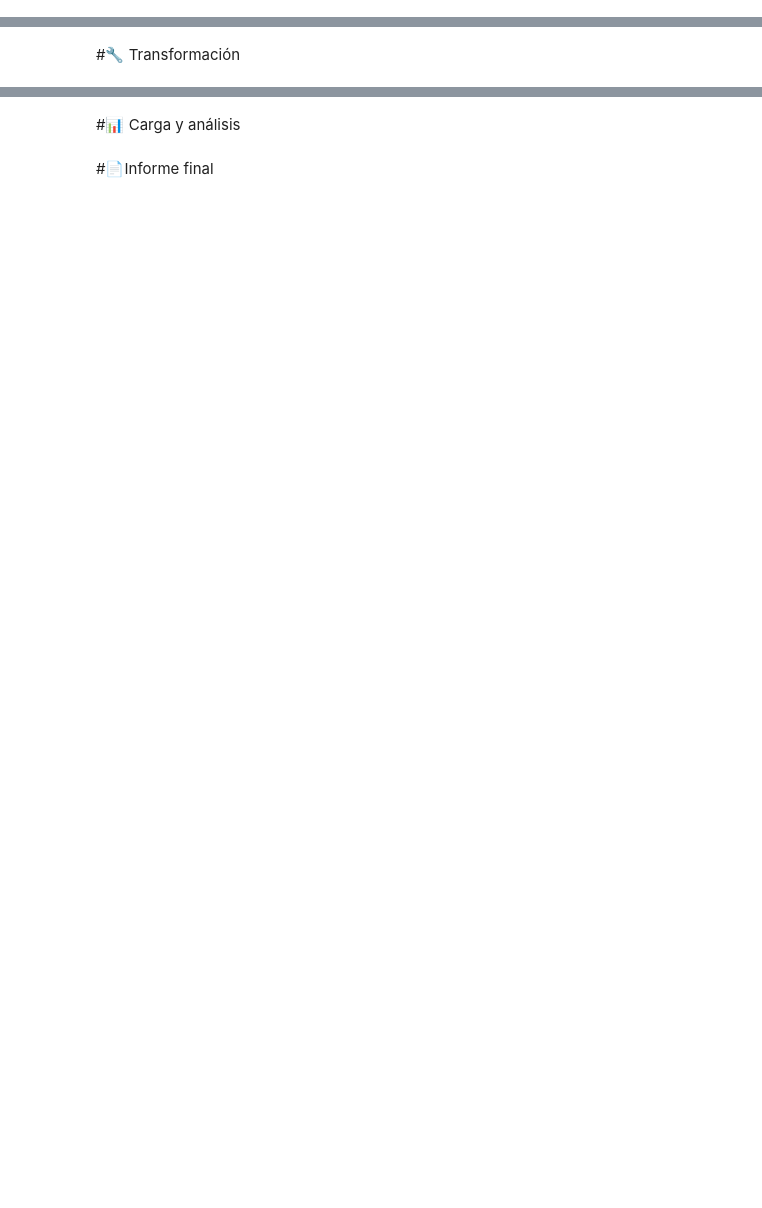
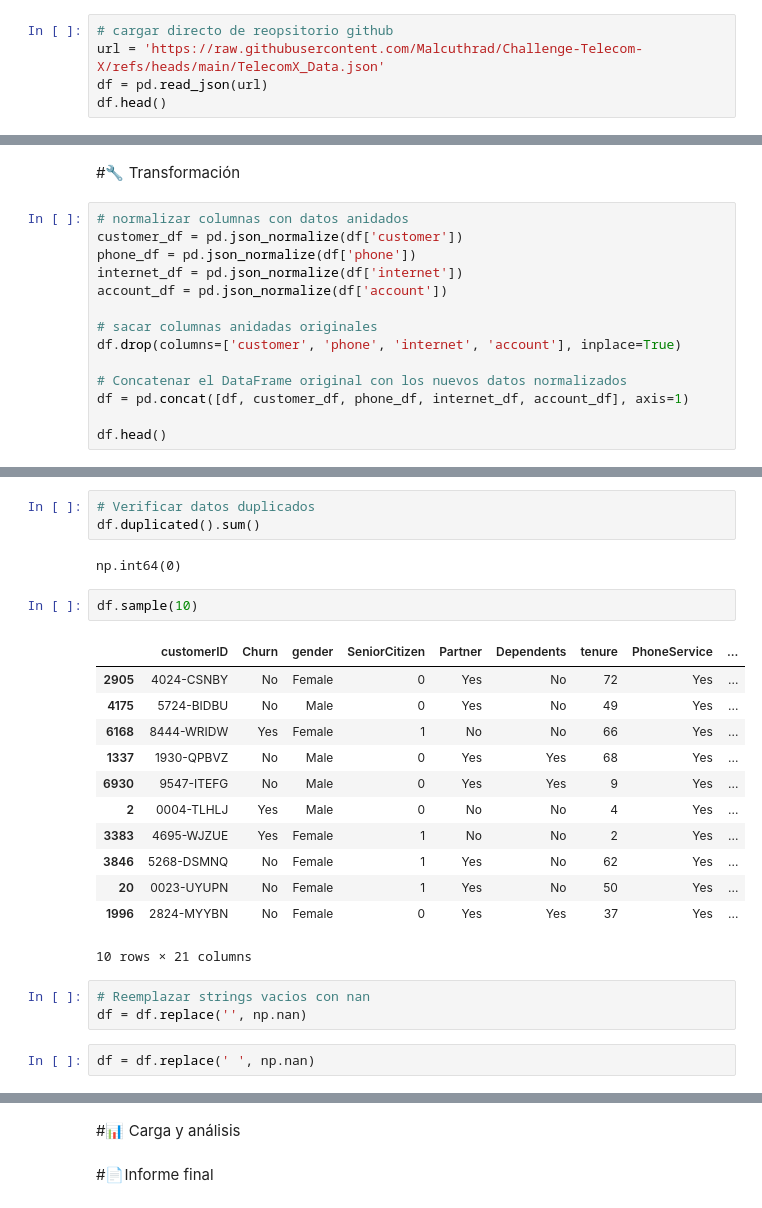
Before and after one commit to Malcuthrad/Challenge-Telecom-X, a Jupyter notebook: TelecomX_LATAM.ipynb, the cells around one changed output, grey strips where cells are left out. Drawn from its saved outputs; the diff is of its cells as text; blank space fills up the shorter version.

```diff
--- a/TelecomX_LATAM.ipynb
+++ b/TelecomX_LATAM.ipynb
@@ -4,0 +8,5 @@
+# %%
+# cargar directo de reopsitorio github
+url = 'https://raw.githubusercontent.com/Malcuthrad/Challenge-Telecom-X/refs/heads/main/TelecomX_Data.json'
+df = pd.read_json(url)
+df.head()
@@ -5,2 +20,16 @@
 # %% [markdown]
 #🔧 Transformación
+# %%
+# normalizar columnas con datos anidados
+customer_df = pd.json_normalize(df['customer'])
+phone_df = pd.json_normalize(df['phone'])
+internet_df = pd.json_normalize(df['internet'])
+account_df = pd.json_normalize(df['account'])
+
+# sacar columnas anidadas originales
+df.drop(columns=['customer', 'phone', 'internet', 'account'], inplace=True)
+
+# Concatenar el DataFrame original con los nuevos datos normalizados
+df = pd.concat([df, customer_df, phone_df, internet_df, account_df], axis=1)
+
+df.head()
@@ -6,0 +97,25 @@
+# %%
+# Verificar datos duplicados
+df.duplicated().sum()
+# %% [output]
+np.int64(0)
+# %%
+df.sample(10)
+# %% [output]
+|  | customerID | Churn | gender | SeniorCitizen | Partner | Dependents | tenure | PhoneService | ... |
+| 2905 | 4024-CSNBY | No | Female | 0 | Yes | No | 72 | Yes | ... |
+| 4175 | 5724-BIDBU | No | Male | 0 | Yes | No | 49 | Yes | ... |
+| 6168 | 8444-WRIDW | Yes | Female | 1 | No | No | 66 | Yes | ... |
+| 1337 | 1930-QPBVZ | No | Male | 0 | Yes | Yes | 68 | Yes | ... |
+| 6930 | 9547-ITEFG | No | Male | 0 | Yes | Yes | 9 | Yes | ... |
+| 2 | 0004-TLHLJ | Yes | Male | 0 | No | No | 4 | Yes | ... |
+| 3383 | 4695-WJZUE | Yes | Female | 1 | No | No | 2 | Yes | ... |
+| 3846 | 5268-DSMNQ | No | Female | 1 | Yes | No | 62 | Yes | ... |
+| 20 | 0023-UYUPN | No | Female | 1 | Yes | No | 50 | Yes | ... |
+| 1996 | 2824-MYYBN | No | Female | 0 | Yes | Yes | 37 | Yes | ... |
+10 rows × 21 columns
+# %%
+# Reemplazar strings vacios con nan
+df = df.replace('', np.nan)
+# %%
+df = df.replace(' ', np.nan)
```
Also changed, not shown: parts of 15 cells of this notebook.
